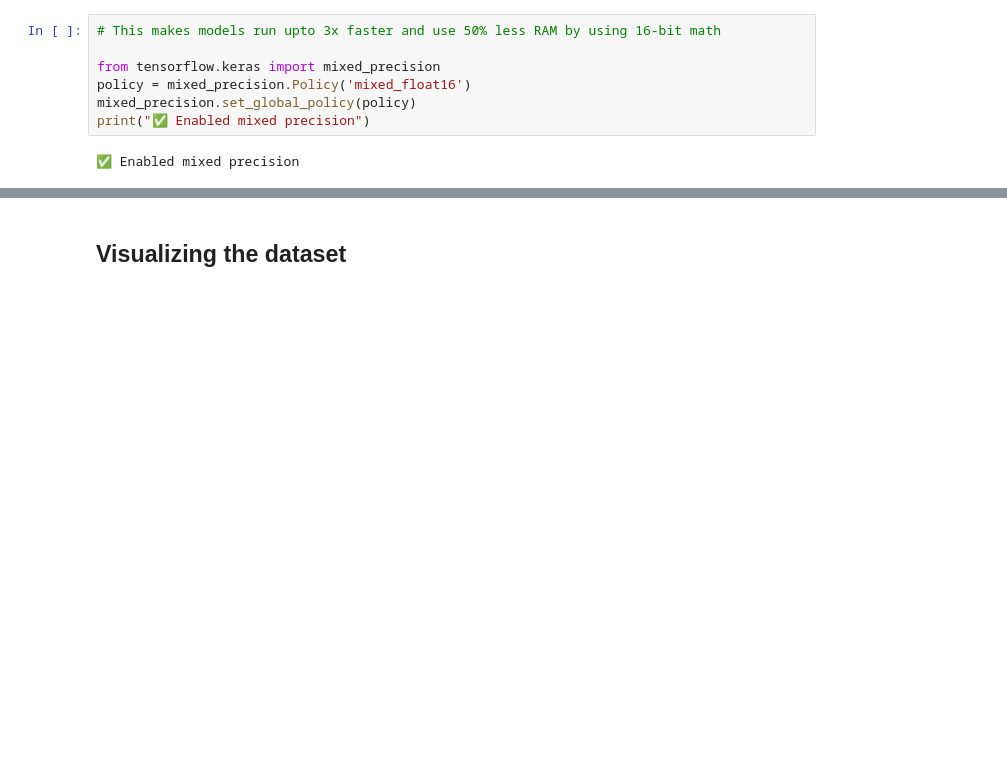
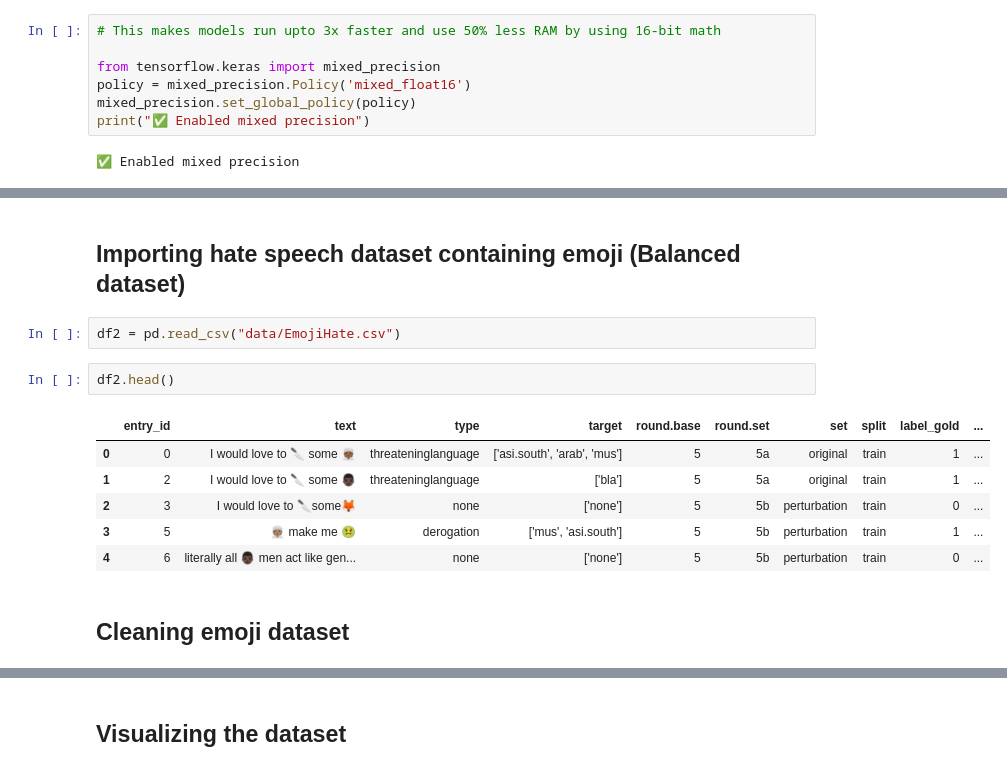
Before and after one commit to fahim-ysr/NLP-Hate-Speech-Detector, a Jupyter notebook: Project.ipynb, the cells around one changed output, grey strips where cells are left out. Drawn from its saved outputs; the diff is of its cells as text; blank space fills up the shorter version.

```diff
--- a/Project.ipynb
+++ b/Project.ipynb
@@ -65,3 +65,18 @@ df.head()
 | 2 | that is retarded you too cute to ... | 1 |
 | 3 | thought of a real badass mongol s... | 1 |
 | 4 | afro american basho | 1 |
+# %% [markdown]
+## Importing hate speech dataset containing emoji (Balanced dataset)
+# %%
+df2 = pd.read_csv("data/EmojiHate.csv")
+# %%
+df2.head()
+# %% [output]
+|  | entry_id | text | type | target | round.base | round.set | set | split | label_gold | ... |
+| 0 | 0 | I would love to 🔪 some 👳🏾 | threateninglanguage | ['asi.south', 'arab', 'mus'] | 5 | 5a | original | train | 1 | ... |
+| 1 | 2 | I would love to 🔪 some 👨🏿 | threateninglanguage | ['bla'] | 5 | 5a | original | train | 1 | ... |
+| 2 | 3 | I would love to 🔪some🦊 | none | ['none'] | 5 | 5b | perturbation | train | 0 | ... |
+| 3 | 5 | 👳🏽 make me 🤢 | derogation | ['mus', 'asi.south'] | 5 | 5b | perturbation | train | 1 | ... |
+| 4 | 6 | literally all 👨🏿 men act like gen... | none | ['none'] | 5 | 5b | perturbation | train | 0 | ... |
+# %% [markdown]
+## Cleaning emoji dataset
```
Also changed, not shown: parts of 22 cells of this notebook, 3 other files.
